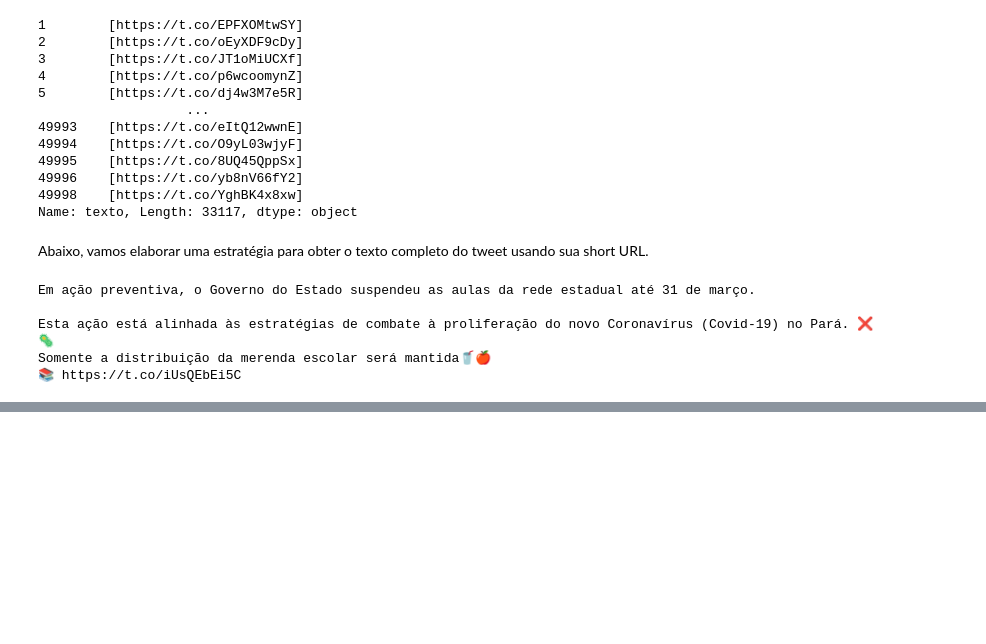
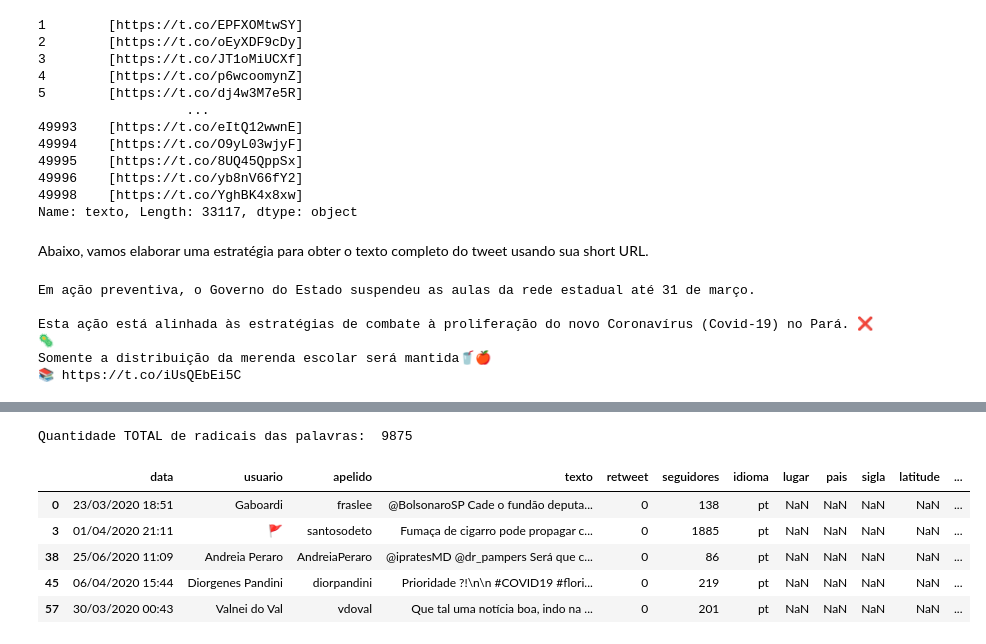
Before and after one commit to adielws/covid19-questions, a Jupyter notebook: covid19_questions.ipynb, the cells around one changed output, grey strips where cells are left out. Drawn from its saved outputs; the diff is of its cells as text; code cells hidden in the pictures; blank space fills up the shorter version.

Commit message:
Criando o segmentador (sentenças -> palavra -> radical)

```diff
--- a/covid19_questions.ipynb
+++ b/covid19_questions.ipynb
@@ -271,0 +425,13 @@ Esta ação está alinhada às estratégias de combate à proliferação do novo
+# %%
+print("Quantidade TOTAL de radicais das palavras: ", len(palavra_repeticao))
+# %% [output]
+Quantidade TOTAL de radicais das palavras:  9875
+# %%
+df1.head()
+# %% [output]
+|  | data | usuario | apelido | texto | retweet | seguidores | idioma | lugar | pais | sigla | latitude | ... |
+| 0 | 23/03/2020 18:51 | Gaboardi | fraslee | @BolsonaroSP Cade o fundão deputa... | 0 | 138 | pt | NaN | NaN | NaN | NaN | ... |
+| 3 | 01/04/2020 21:11 | 🚩 | santosodeto | Fumaça de cigarro pode propagar c... | 0 | 1885 | pt | NaN | NaN | NaN | NaN | ... |
+| 38 | 25/06/2020 11:09 | Andreia Peraro | AndreiaPeraro | @ipratesMD @dr_pampers Será que c... | 0 | 86 | pt | NaN | NaN | NaN | NaN | ... |
+| 45 | 06/04/2020 15:44 | Diorgenes Pandini | diorpandini | Prioridade ?!\n\n #COVID19 #flori... | 0 | 219 | pt | NaN | NaN | NaN | NaN | ... |
+| 57 | 30/03/2020 00:43 | Valnei do Val | vdoval | Que tal uma notícia boa, indo na ... | 0 | 201 | pt | NaN | NaN | NaN | NaN | ... |
```
Also changed, not shown: parts of 16 cells of this notebook.
